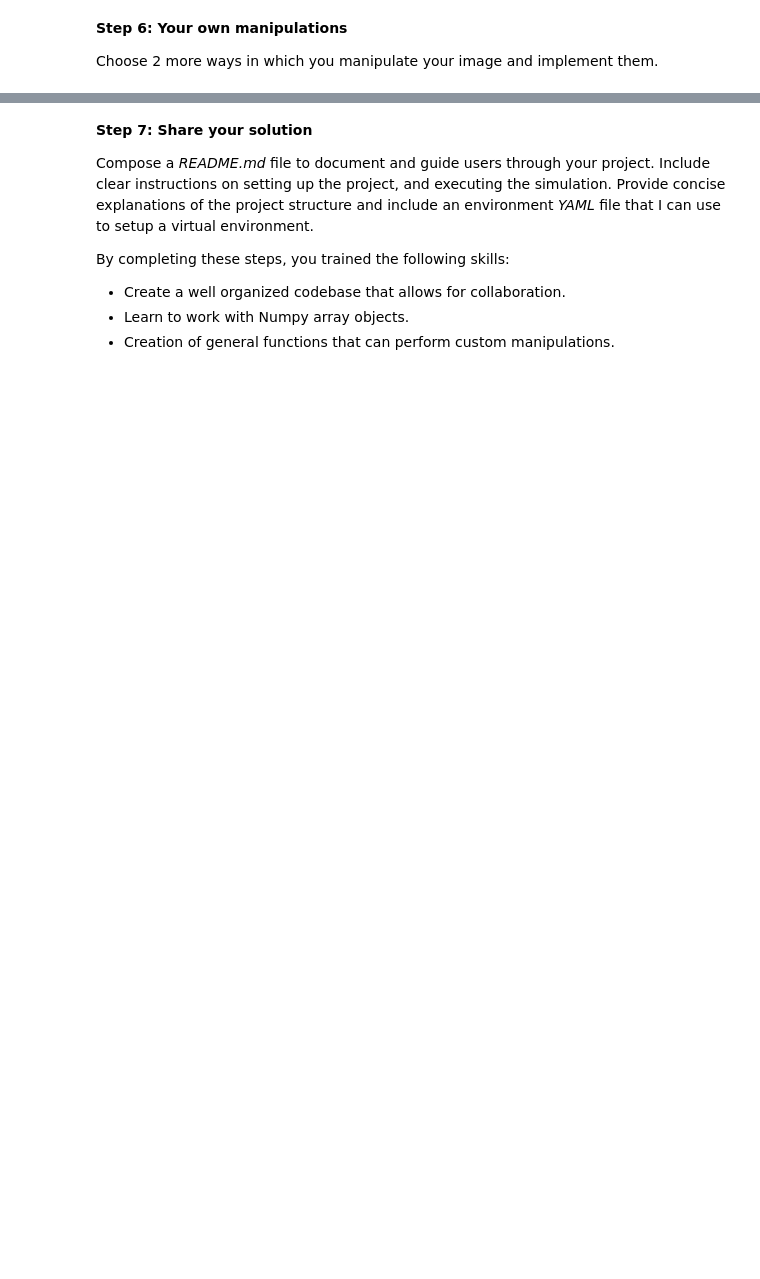
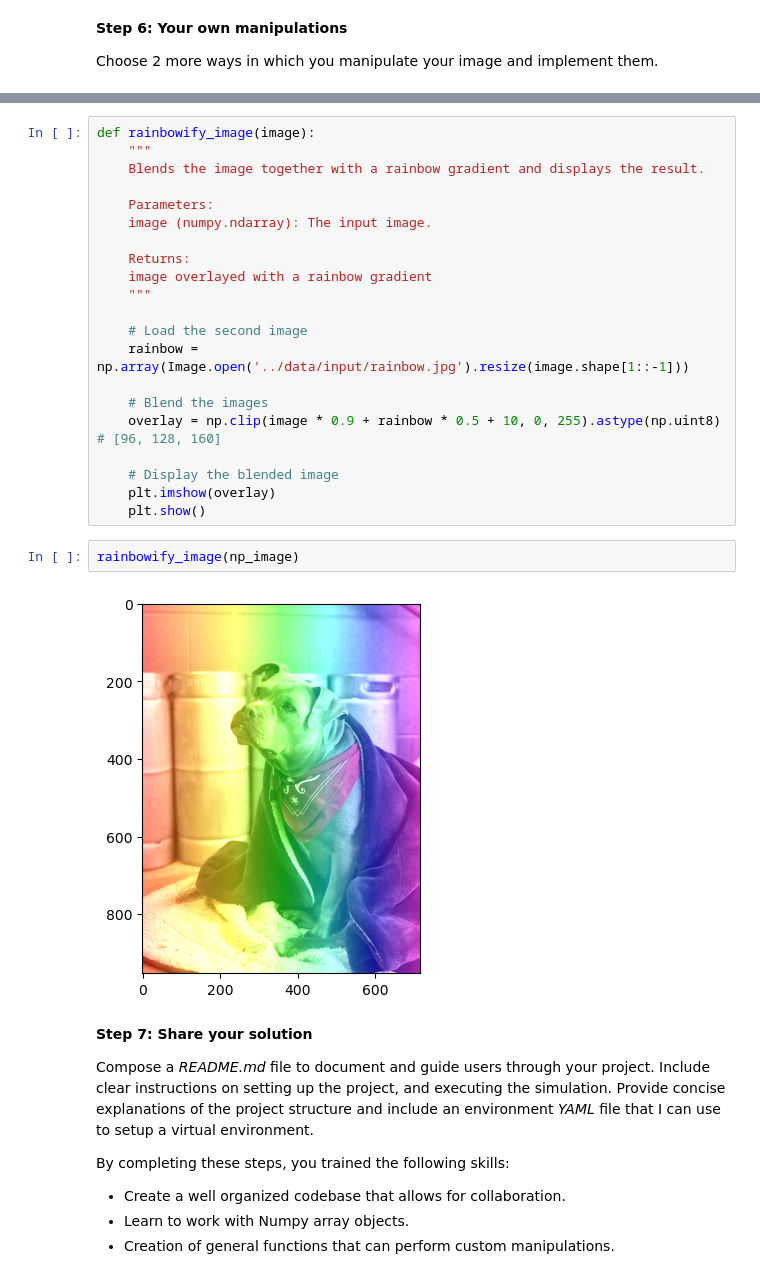
Before and after one commit to TinneCJM/assignment_numpy, a Jupyter notebook: notebooks/Assignment_notebook.ipynb, the cells around one changed output, grey strips where cells are left out. Saved outputs shown, nothing was run; the diff lists cells and outputs as text; blank space fills up the shorter version.

```diff
--- a/notebooks/Assignment_notebook.ipynb
+++ b/notebooks/Assignment_notebook.ipynb
@@ -297,3 +305,28 @@ add_rainbow(np_image)
+# %%
+def rainbowify_image(image):
+    """
+    Blends the image together with a rainbow gradient and displays the result.
+
+    Parameters:
+    image (numpy.ndarray): The input image.
+
+    Returns:
+    image overlayed with a rainbow gradient
+    """
+
+    # Load the second image
+    rainbow = np.array(Image.open('../data/input/rainbow.jpg').resize(image.shape[1::-1]))
+
+    # Blend the images
+    overlay = np.clip(image * 0.9 + rainbow * 0.5 + 10, 0, 255).astype(np.uint8)  # [96, 128, 160]
+
+    # Display the blended image
+    plt.imshow(overlay)
+    plt.show()
+# %%
+rainbowify_image(np_image)
+# %% [output]
+[figure, added]
 # %% [markdown]
 **Step 7: Share your solution**
 
```
Also changed, not shown: parts of 8 cells of this notebook, 3 other files.
